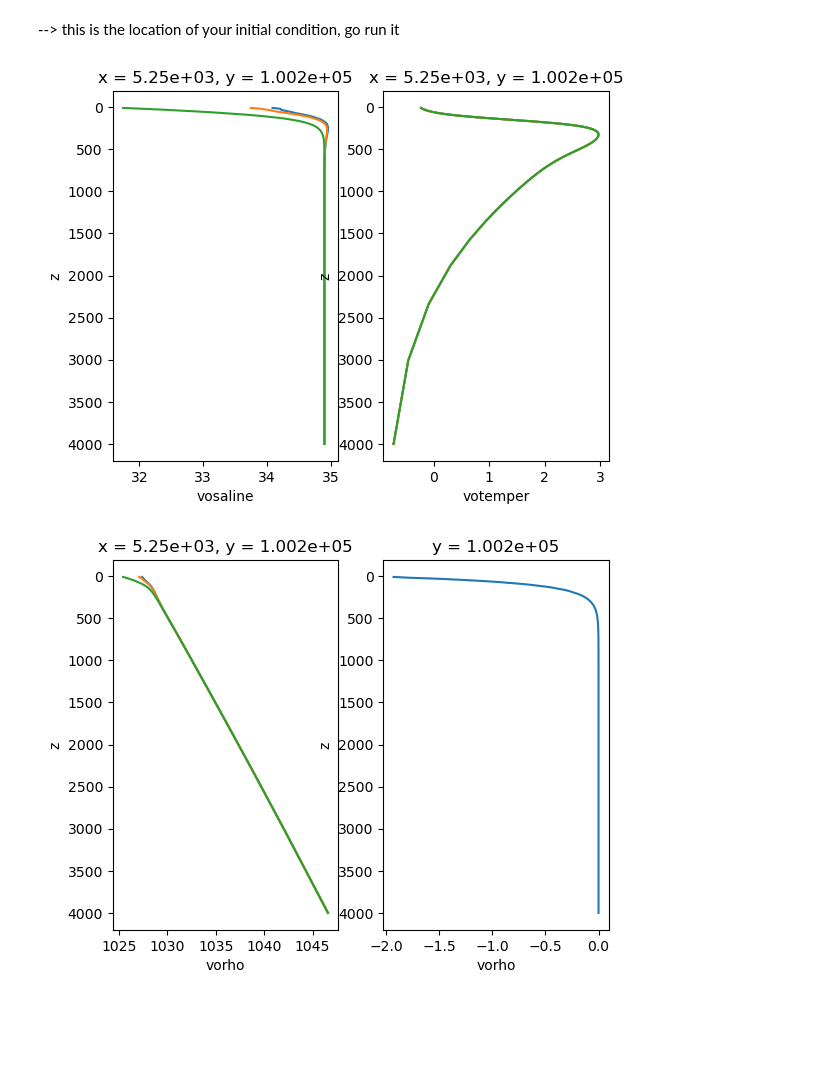
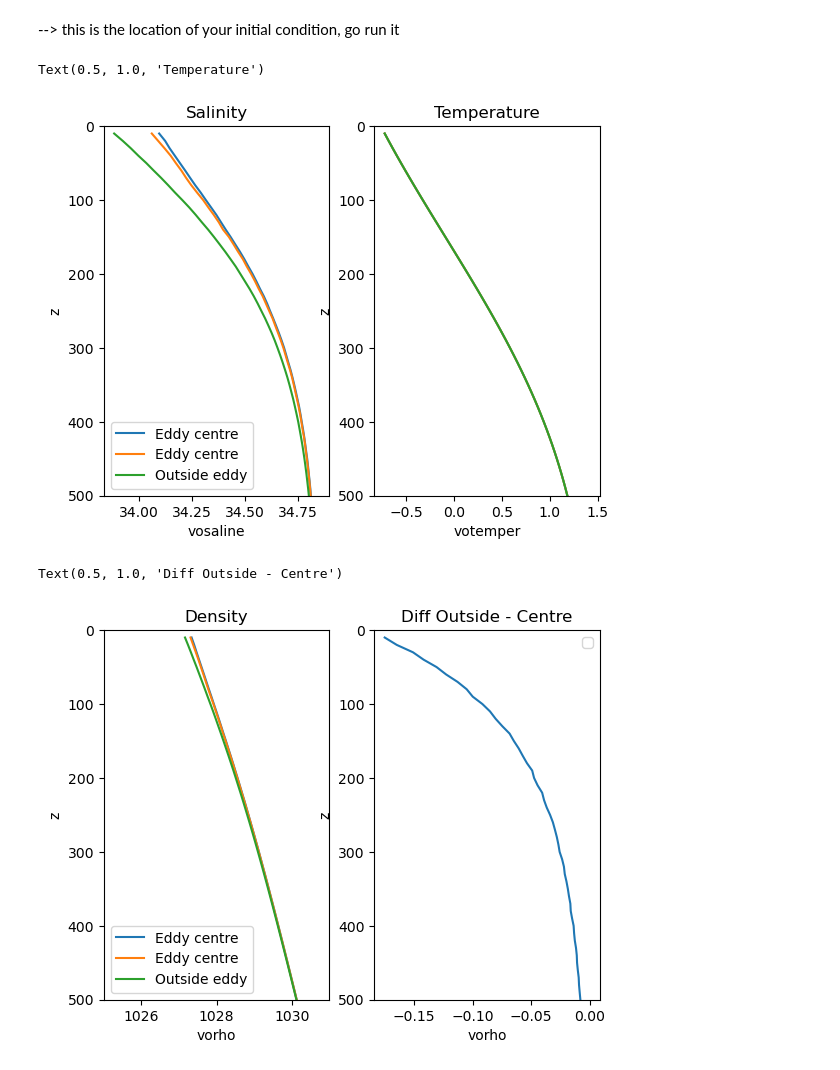
Before and after one commit to demarez/ice-eddy, a Jupyter notebook: INIT/Initiate_vortex.ipynb, the cells around one changed output. Drawn from its saved outputs; the diff is of its cells as text; code cells hidden in the pictures; blank space fills up the shorter version.

```diff
--- a/INIT/Initiate_vortex.ipynb
+++ b/INIT/Initiate_vortex.ipynb
@@ -210,10 +227,10 @@ except:
 
 # Define dimensions of grid.
 
-Lx,Ly=200e3,200e3 #good for eddy size R=10e3
+Lx,Ly=40e3,40e3 #good for eddy size R=10e3
 
-dx=500 #in meters #LR : 2e3
-dy=500
+dx=100 #in meters #LR : 2e3
+dy=100
 ngrid_z = 100
 
 ngrid_x = int(Lx/dx)
@@ -318,27 +335,29 @@ save_parameters_to_txt('parameters.txt',
 # Background profiles
 # %%
 # Create salt and temperature profiles.
-depth_salt_var = -np.tanh( ((z_faces)/ 750 ) * 2*np.pi ) +1 ;
+# depth_salt_var = -z_faces/4000
+depth_salt_var = -np.tanh( ((z_faces)/ 1700 ) * 2*np.pi ) +1 ;
+# depth_salt_var = -np.tanh( ((z_faces)/ 3000 ) * np.pi ) +1 ;
 
 def normalize(data):
     shift = data + abs(data.min())
     return shift/shift.max()
 
-tanh_profile = normalize( np.tanh( (( z_faces - 150 )/ 500 ) * 2*np.pi )) - 0.4  * 3*np.tanh((z_faces-150)/2000)  * normalize( np.tanh( (( z_faces-450 )/ 1000 ) * 2 * np.pi ))
+tanh_profile = normalize( np.tanh( (( z_faces - 150 )/ 2500 ) * 2*np.pi )) - 0.3  * 3 * np.tanh((z_faces-150)/3000)
 
 depth_temp_var = tanh_profile
 
-S = 34.9
-ΔS = 3.4 #ups
+S = 34.85
+ΔS = 1 #ups
 
 init_sal_s = S - ΔS * depth_salt_var
 
 ft_s= gsw.t_freezing(init_sal_s[0] ,0,0)
 
-ΔT = 3.3
-T0 = 1.5
+ΔT = 3
+T0 = 1
 
-init_temp_s = T0 + ft_s + ΔT * depth_temp_var #*np.ones_like(init_sal_s)
+init_temp_s = np.ones_like(init_sal_s) * T0 + ft_s  + ΔT * depth_temp_var #*np.ones_like(init_sal_s)
 
 init_rho_s = gsw.rho(init_sal_s,init_temp_s,gsw.p_from_z(-np.array(z_faces),lat))
 rho0=np.nanmean(init_rho_s)
@@ -533,8 +552,8 @@ if add_noise=='yes':
 
     # it has to be correctly set up
 
-    Anoise=0.033 #for about 10%
-
+    # Anoise=0.01558 #for about 10%
+    Anoise=0.0189 #for about 10%
 
     noise_u = Anoise*(2*np.random.rand(u_eddy.shape[0],u_eddy.shape[1],u_eddy.shape[2])-1)*Vvertical( zr, posz_eddy , H_eddy )
     noise_v = Anoise*(2*np.random.rand(u_eddy.shape[0],u_eddy.shape[1],u_eddy.shape[2])-1)*Vvertical( zr, posz_eddy , H_eddy )
@@ -797,26 +891,40 @@ path_save
 --> this is the location of your initial condition, go run it
 # %%
 fig,ax = plt.subplots(1,2)
-dsout.vosaline.isel(y=200,x=200).plot(y="z",ax=ax[0])
-dsout.vosaline.isel(y=190,x=200).plot(y="z",ax=ax[0])
-dsout.vosaline.isel(y=200,x=10).plot(y="z",ax=ax[0])
+dsout.vosaline.isel(y=200,x=200).plot(y="z",ax=ax[0],label="Eddy centre")
+dsout.vosaline.isel(y=190,x=200).plot(y="z",ax=ax[0],label="Eddy centre")
+dsout.vosaline.isel(y=200,x=10).plot(y="z",ax=ax[0],label="Outside eddy")
+ax[0].set_ylim(0,500)
+ax[0].legend()
 ax[0].invert_yaxis()
+ax[0].set_title("Salinity")
 
 dsout.votemper.isel(y=200,x=200).plot(y="z",ax=ax[1])
 dsout.votemper.isel(y=190,x=200).plot(y="z",ax=ax[1])
 dsout.votemper.isel(y=200,x=10).plot(y="z",ax=ax[1])
+ax[1].set_ylim(0,500)
 ax[1].invert_yaxis()
+ax[1].set_title("Temperature")
 # %% [output]
+Text(0.5, 1.0, 'Temperature')
-[figure, old version]
+[figure, new version]
 # %%
 fig,ax = plt.subplots(1,2)
-dsout.vorho.isel(y=200,x=200).plot(y="z",ax=ax[0])
-dsout.vorho.isel(y=190,x=200).plot(y="z",ax=ax[0])
-dsout.vorho.isel(y=200,x=10).plot(y="z",ax=ax[0])
+dsout.vorho.isel(y=200,x=200).plot(y="z",ax=ax[0],label="Eddy centre")
+dsout.vorho.isel(y=190,x=200).plot(y="z",ax=ax[0],label="Eddy centre")
+dsout.vorho.isel(y=200,x=10).plot(y="z",ax=ax[0],label="Outside eddy")
+ax[0].set_ylim(0,500)
+ax[0].set_xlim(1025,1031)
+ax[0].legend()
 ax[0].invert_yaxis()
+ax[0].set_title("Density")
 
 (dsout.vorho.isel(y=200,x=10) - dsout.vorho.isel(y=200,x=200)).plot(y="z",ax=ax[1])
-
+ax[1].set_ylim(0,500)
+# ax[1].set_xlim(1025,1031)
+ax[1].legend()
 ax[1].invert_yaxis()
+ax[1].set_title("Diff Outside - Centre")
 # %% [output]
+Text(0.5, 1.0, 'Diff Outside - Centre')
-[figure, old version]
+[figure, new version]
```
Also changed, not shown: parts of 13 cells of this notebook, 7 other files.
